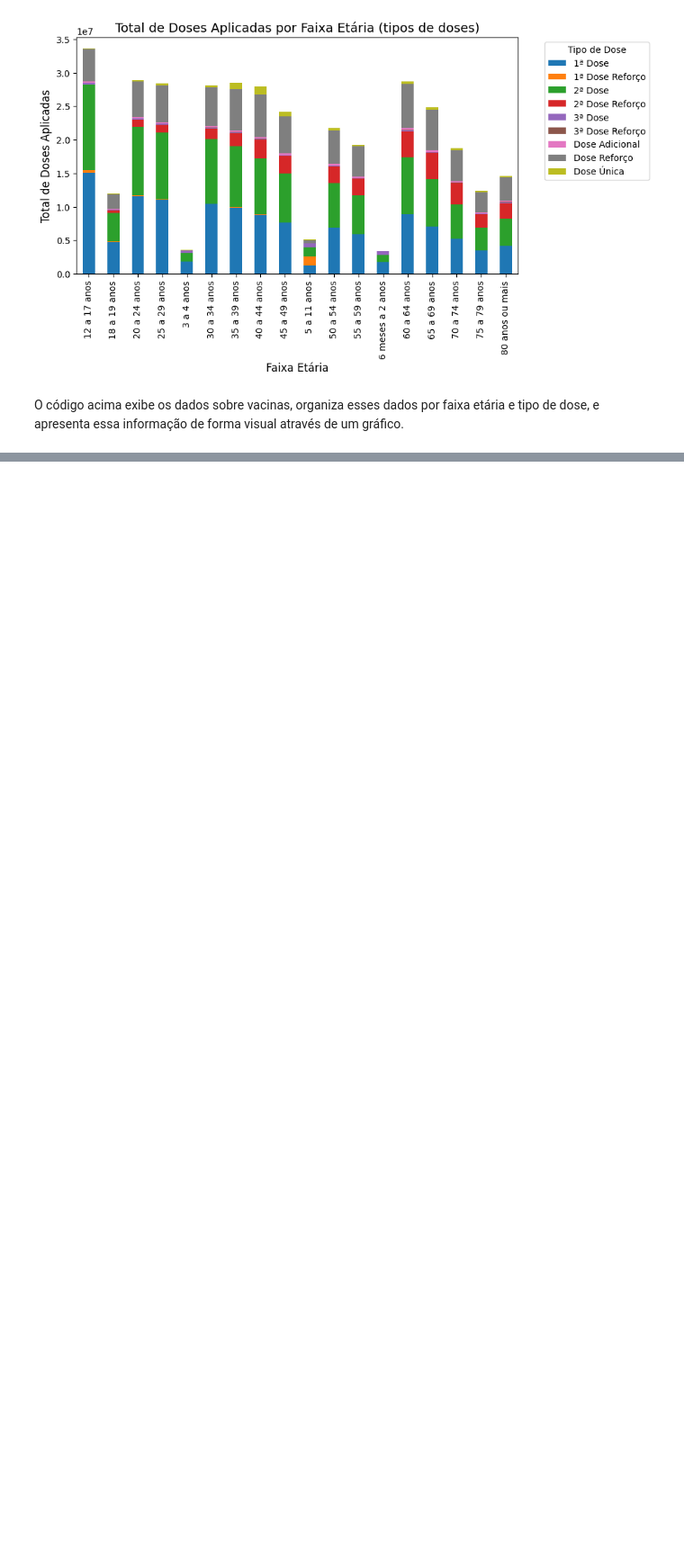
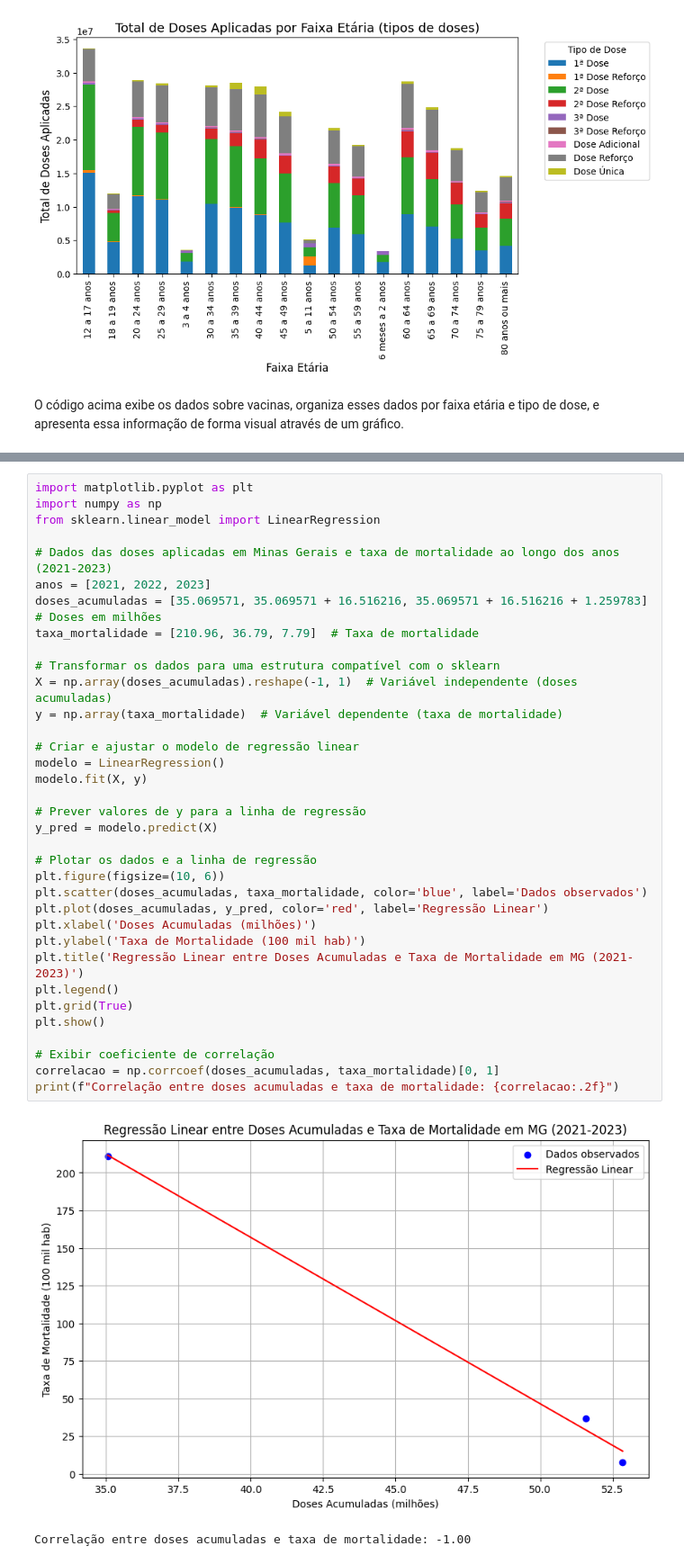
Before and after one commit to matheusOliver28/covid, a Jupyter notebook: Untitled1.ipynb, the cells around one changed output, grey strips where cells are left out. Shown: that part at 90% size. Drawn from its saved outputs; the diff is of its cells as text; blank space fills up the shorter version.

```diff
--- a/Untitled1.ipynb
+++ b/Untitled1.ipynb
@@ -663,0 +726,38 @@ O código acima exibe os dados sobre vacinas, organiza esses dados por faixa et
+# %%
+import matplotlib.pyplot as plt
+import numpy as np
+from sklearn.linear_model import LinearRegression
+
+# Dados das doses aplicadas em Minas Gerais e taxa de mortalidade ao longo dos anos (2021-2023)
+anos = [2021, 2022, 2023]
+doses_acumuladas = [35.069571, 35.069571 + 16.516216, 35.069571 + 16.516216 + 1.259783]  # Doses em milhões
+taxa_mortalidade = [210.96, 36.79, 7.79]  # Taxa de mortalidade
+
+# Transformar os dados para uma estrutura compatível com o sklearn
+X = np.array(doses_acumuladas).reshape(-1, 1)  # Variável independente (doses acumuladas)
+y = np.array(taxa_mortalidade)  # Variável dependente (taxa de mortalidade)
+
+# Criar e ajustar o modelo de regressão linear
+modelo = LinearRegression()
+modelo.fit(X, y)
+
+# Prever valores de y para a linha de regressão
+y_pred = modelo.predict(X)
+
+# Plotar os dados e a linha de regressão
+plt.figure(figsize=(10, 6))
+plt.scatter(doses_acumuladas, taxa_mortalidade, color='blue', label='Dados observados')
+plt.plot(doses_acumuladas, y_pred, color='red', label='Regressão Linear')
+plt.xlabel('Doses Acumuladas (milhões)')
+plt.ylabel('Taxa de Mortalidade (100 mil hab)')
+plt.title('Regressão Linear entre Doses Acumuladas e Taxa de Mortalidade em MG (2021-2023)')
+plt.legend()
+plt.grid(True)
+plt.show()
+
+# Exibir coeficiente de correlação
+correlacao = np.corrcoef(doses_acumuladas, taxa_mortalidade)[0, 1]
+print(f"Correlação entre doses acumuladas e taxa de mortalidade: {correlacao:.2f}")
+# %% [output]
+[figure, added]
+Correlação entre doses acumuladas e taxa de mortalidade: -1.00
```
Also changed, not shown: parts of 1 cell of this notebook.
